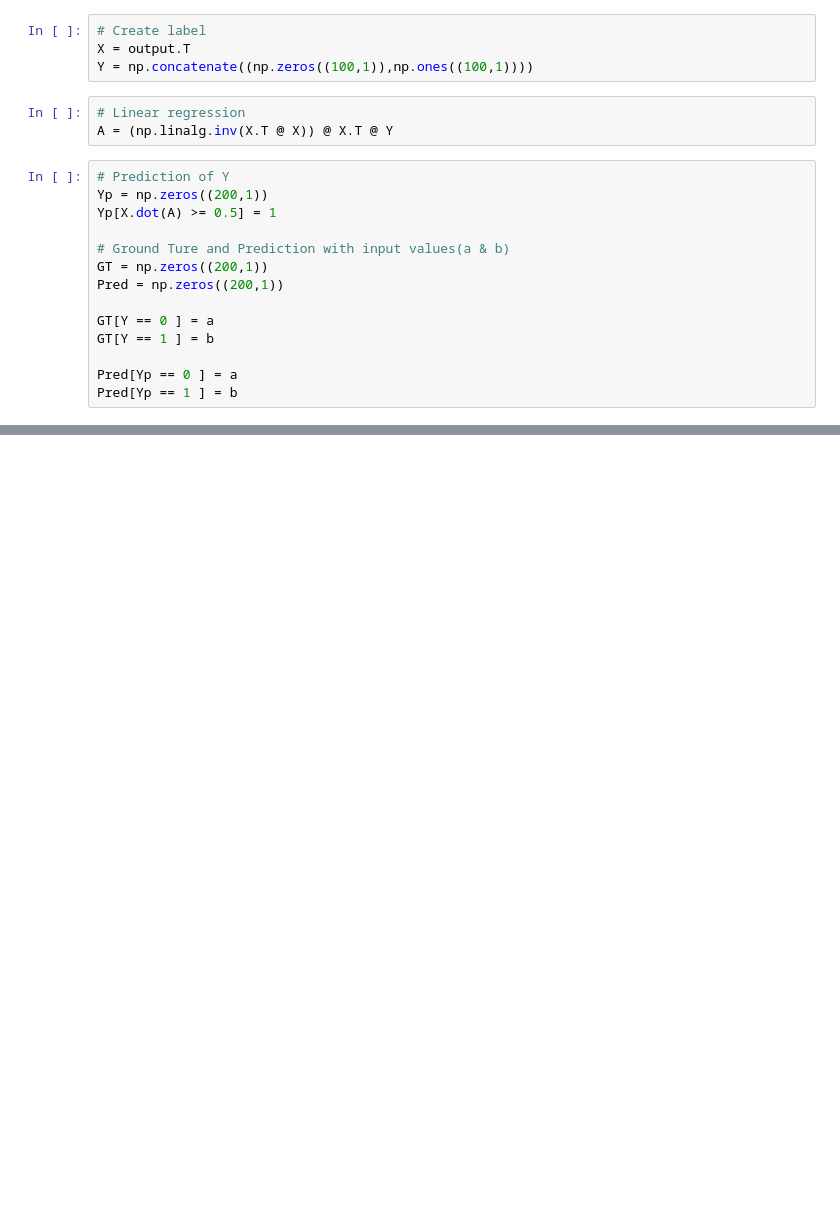
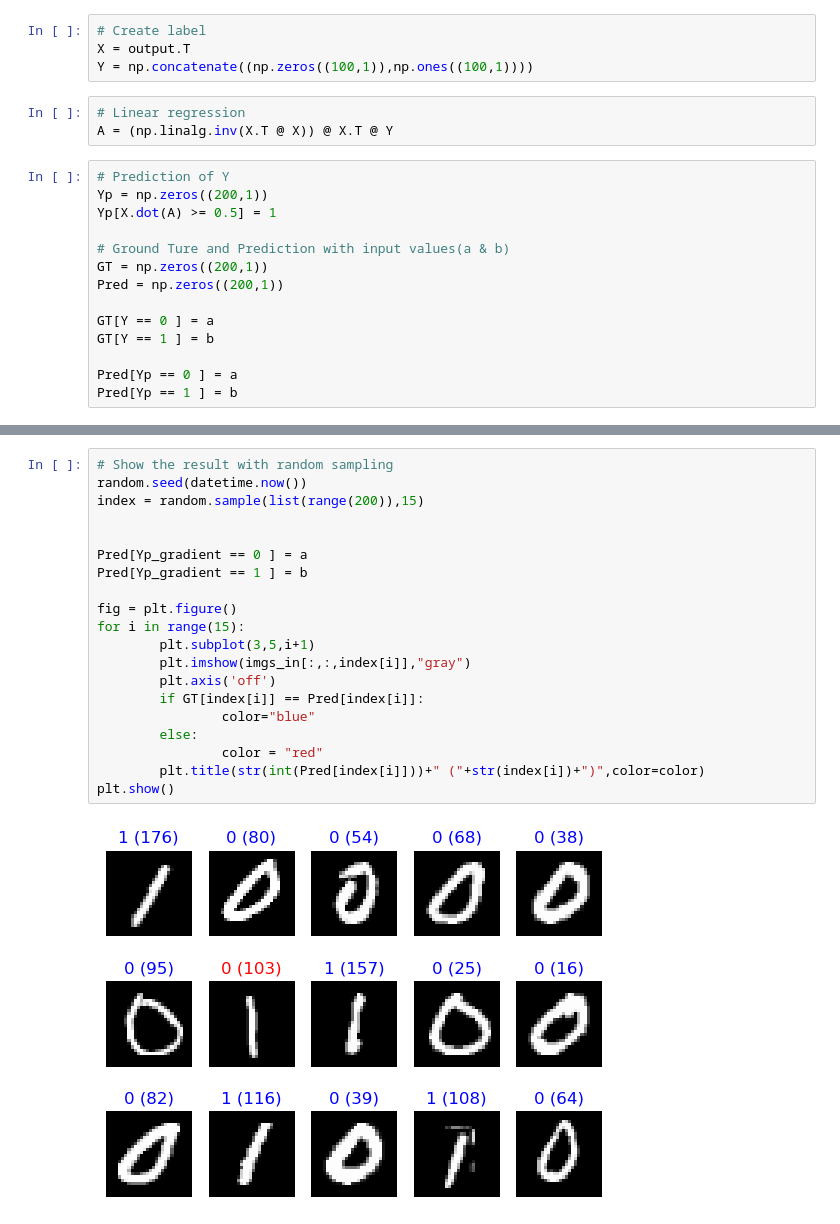
Before and after one commit to DanielHo-BS/ImageProcess, a Jupyter notebook: HW3/HW3.ipynb, the cells around one changed output, grey strips where cells are left out. Saved outputs shown, nothing was run; the diff lists cells and outputs as text; blank space fills up the shorter version.

```diff
--- a/HW3/HW3.ipynb
+++ b/HW3/HW3.ipynb
@@ -138,0 +199,22 @@ plt.show()
+# %%
+# Show the result with random sampling
+random.seed(datetime.now())
+index = random.sample(list(range(200)),15)
+
+
+Pred[Yp_gradient == 0 ] = a
+Pred[Yp_gradient == 1 ] = b
+
+fig = plt.figure()
+for i in range(15):
+        plt.subplot(3,5,i+1)
+        plt.imshow(imgs_in[:,:,index[i]],"gray")
+        plt.axis('off')
+        if GT[index[i]] == Pred[index[i]]:
+                color="blue"
+        else:
+                color = "red"
+        plt.title(str(int(Pred[index[i]]))+" ("+str(index[i])+")",color=color)
+plt.show()
+# %% [output]
+[figure, added]
```
Also changed, not shown: parts of 7 cells of this notebook.
